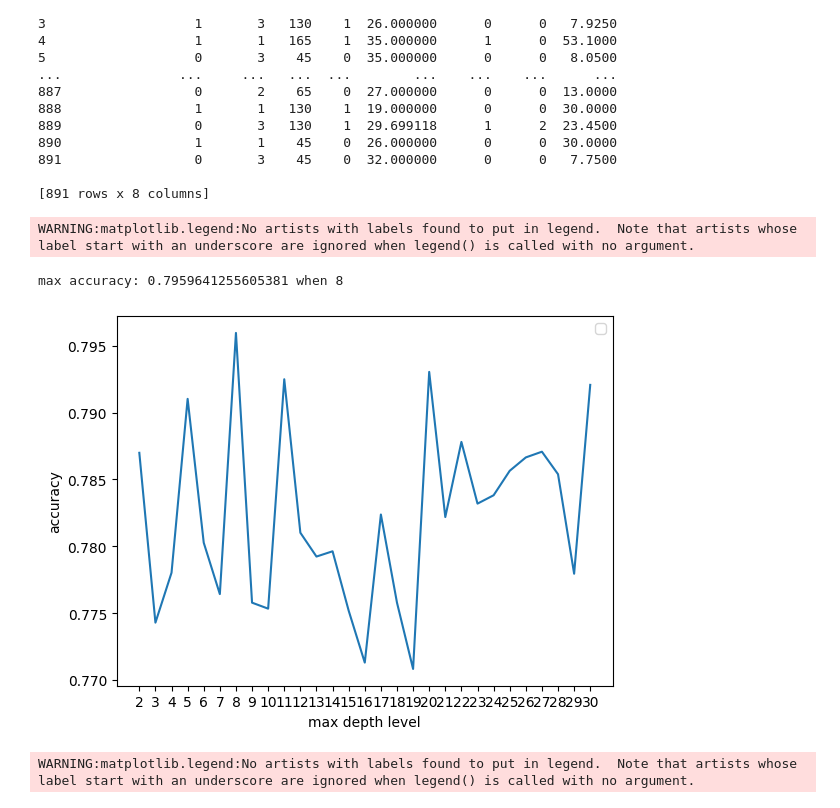
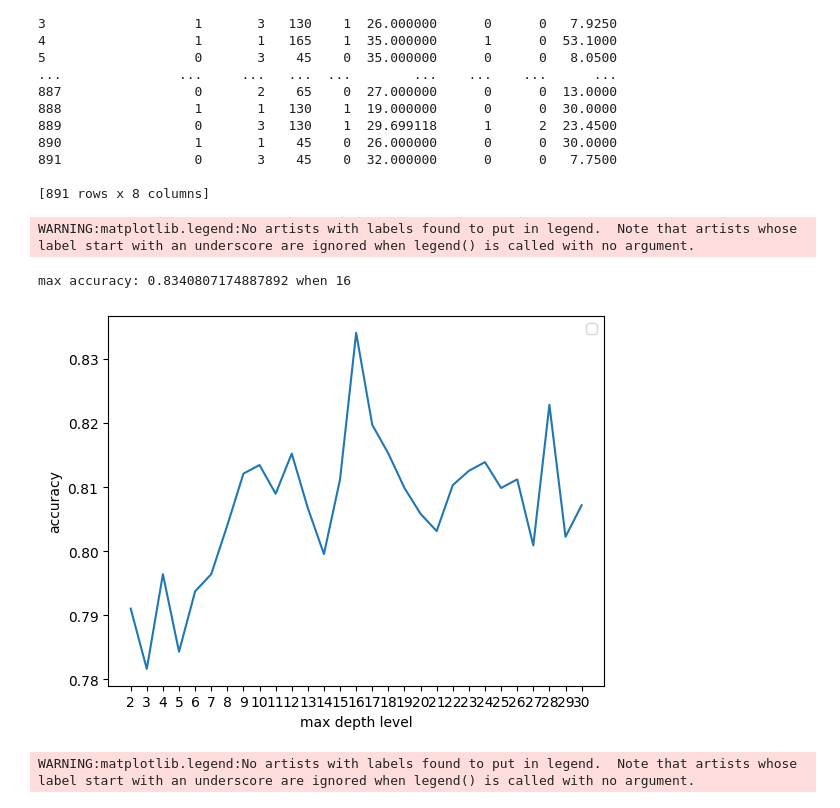
Before and after one commit to KnightChaser/ML-challenge, a Jupyter notebook: EX_challenging_problems/01_guessing_titanic_survivors/titanic_survivor_prediction_by_random_forest.ipynb, the cells around one changed output. Drawn from its saved outputs; the diff is of its cells as text; code cells hidden in the pictures.

```diff
--- a/EX_challenging_problems/01_guessing_titanic_survivors/titanic_survivor_prediction_by_random_forest.ipynb
+++ b/EX_challenging_problems/01_guessing_titanic_survivors/titanic_survivor_prediction_by_random_forest.ipynb
@@ -90,30 +90,34 @@ def run_experiment(estimator):
 # %%
 # Which max_depth is the most ideal?
 
 import matplotlib.pyplot as plt
 
 average_accuracy_list = []
 _estimator_trial      = 40
 _max_estimator        = 30
 
+average_accuracy_list = []
+_repeat_qty           = 10
+_max_estimator        = 30
+
 for _estimator_trial in range(2, _max_estimator + 1):
   temp = 0
-  for _trial in range(_estimator_trial):
-    temp += run_experiment(_max_depth_trial)
-  average_accuracy_list.append(temp / _estimator_trial)
+  for _trial in range(_repeat_qty):
+    temp += run_experiment(estimator = _estimator_trial)
+  average_accuracy_list.append(temp / _repeat_qty)
 
 print(f"max accuracy: {max(average_accuracy_list)} when {average_accuracy_list.index(max(average_accuracy_list)) + 2}")
 
 plt.plot(range(2, _max_estimator + 1), average_accuracy_list)
 plt.xticks(range(2, _max_estimator + 1, 1))
 plt.ylabel("accuracy")
 plt.xlabel("max depth level")
 plt.legend()
 plt.show()
 # %% [output]
 WARNING:matplotlib.legend:No artists with labels found to put in legend.  Note that artists whose label start with an underscore are ignored when legend() is called with no argument.
-max accuracy: 0.7959641255605381 when 8
+max accuracy: 0.8340807174887892 when 16
-[figure, old version]
+[figure, new version]
 # %%
 # get an average accuracy for multiple experiments
 import numpy as np
```
Also changed, not shown: 2 other files.
